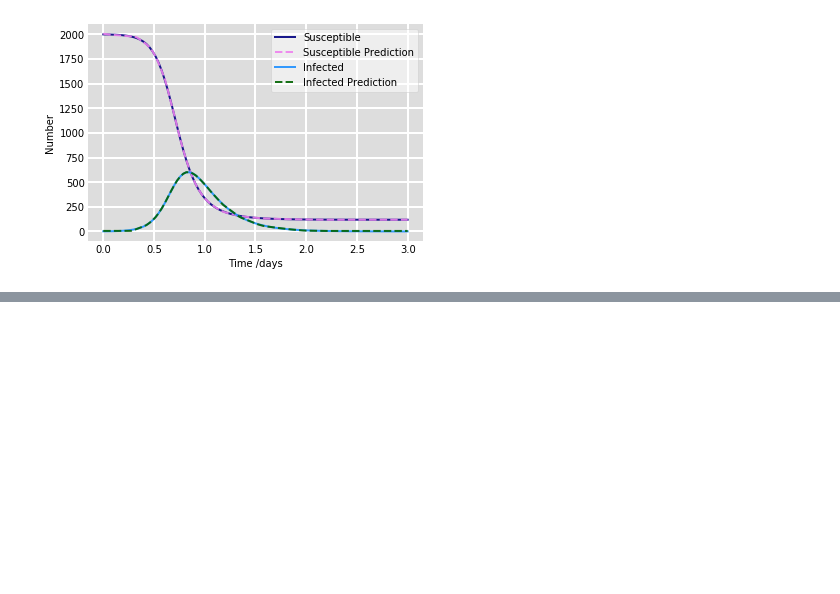
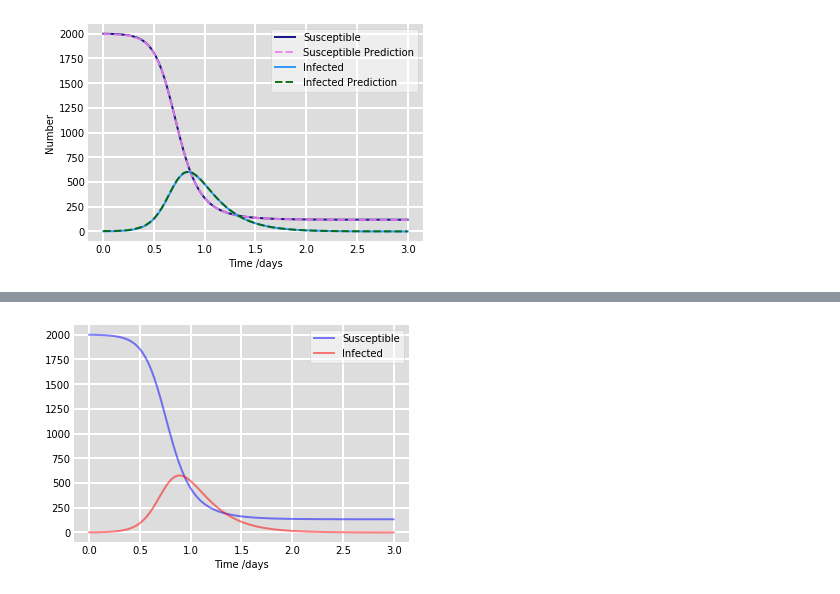
Before and after one commit to Shaier/DINN, a Jupyter notebook: test2.ipynb, the cells around one changed output, grey strips where cells are left out. Saved outputs shown, nothing was run; the diff lists cells and outputs as text; code cells hidden in the pictures; blank space fills up the shorter version.

```diff
--- a/test2.ipynb
+++ b/test2.ipynb
@@ -275,0 +278,48 @@ tensor([0.7568], requires_grad=True)
+# %%
+import numpy as np
+from scipy.integrate import odeint
+import matplotlib.pyplot as plt
+
+# Total population, N.
+#N = 2000
+# Initial number of infected individuals, I0
+I0 = 1
+# Everyone else, S0, is susceptible to infection initially.
+S0 = 2000
+# Contact rate, beta, and mean recovery rate, mu.
+beta, mu = dinn.beta, dinn.mu
+#beta, mu = 0.0075, 5
+# A grid of time points (in days)
+t = np.linspace(0, 3, 100)
+
+# The SIR model differential equations.
+def deriv(y, t, beta, mu):
+    S, I = y
+    dSdt = -beta * S * I
+    dIdt = beta * S * I - mu * I
+    return dSdt, dIdt
+
+# Initial conditions vector
+y0 = S0, I0
+# Integrate the SIR equations over the time grid, t.
+ret = odeint(deriv, y0, t, args=(beta, mu))
+S, I = ret.T
+
+# Plot the data on two separate curves for S(t), I(t)
+fig = plt.figure(facecolor='w')
+ax = fig.add_subplot(111, facecolor='#dddddd', axisbelow=True)
+ax.plot(t, S, 'b', alpha=0.5, lw=2, label='Susceptible')
+ax.plot(t, I, 'r', alpha=0.5, lw=2, label='Infected')
+ax.set_xlabel('Time /days')
+#ax.set_ylabel('Number (1000s)')
+#ax.set_ylim(0,1.2)
+ax.yaxis.set_tick_params(length=0)
+ax.xaxis.set_tick_params(length=0)
+ax.grid(b=True, which='major', c='w', lw=2, ls='-')
+legend = ax.legend()
+legend.get_frame().set_alpha(0.5)
+for spine in ('top', 'right', 'bottom', 'left'):
+    ax.spines[spine].set_visible(False)
+plt.show()
+# %% [output]
+[figure, added]
```
Also changed, not shown: parts of 4 cells of this notebook.
